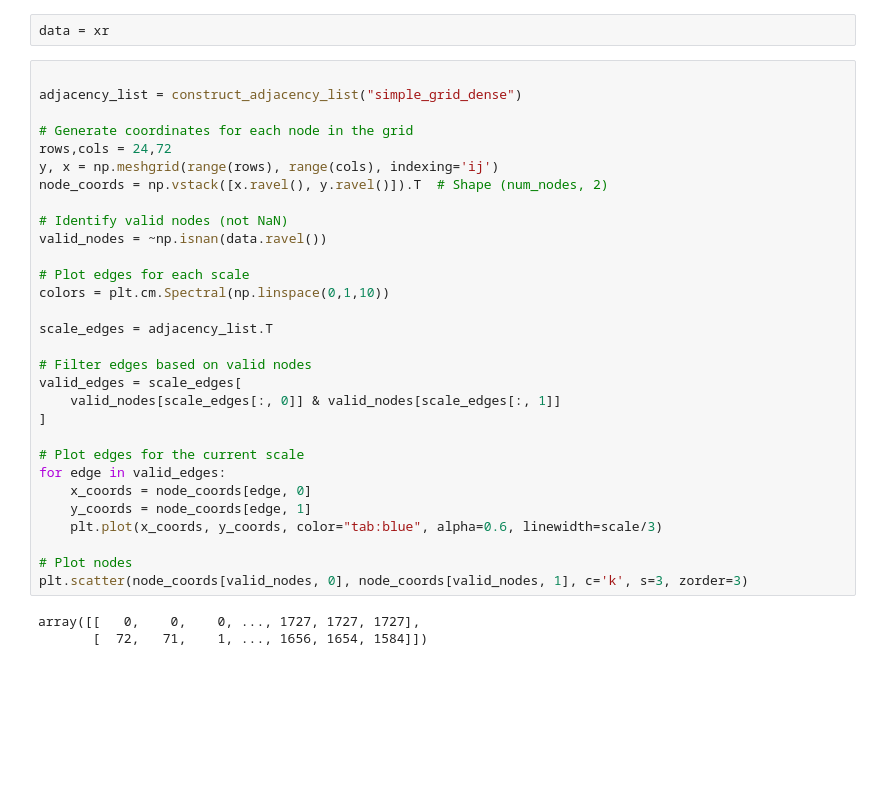
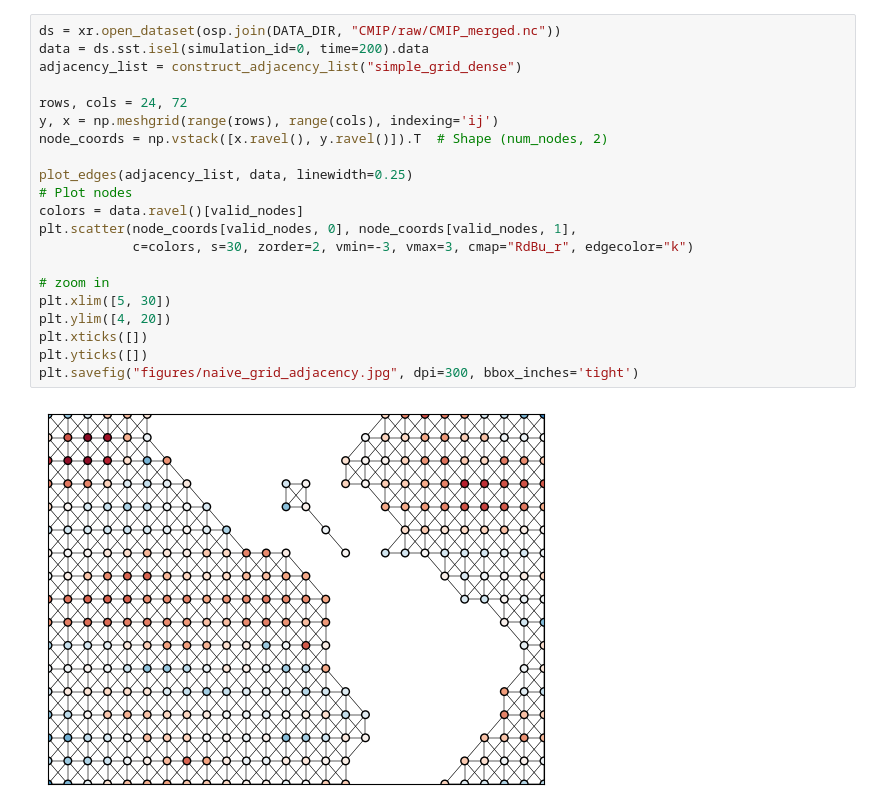
Before and after one commit to EthanZ0524/enso, a Jupyter notebook: figures.ipynb, the cells around one changed output. Drawn from its saved outputs; the diff is of its cells as text; blank space fills up the shorter version.

Commit message:
Add figures and figure-generating scripts

```diff
--- a/figures.ipynb
+++ b/figures.ipynb
@@ -89,35 +145,23 @@ def construct_adjacency_list(method):
-# %%
-data = xr
-# %%
-
-adjacency_list = construct_adjacency_list("simple_grid_dense")
-
-# Generate coordinates for each node in the grid
-rows,cols = 24,72
-y, x = np.meshgrid(range(rows), range(cols), indexing='ij')
-node_coords = np.vstack([x.ravel(), y.ravel()]).T  # Shape (num_nodes, 2)
-
-# Identify valid nodes (not NaN)
-valid_nodes = ~np.isnan(data.ravel())
-
-# Plot edges for each scale
-colors = plt.cm.Spectral(np.linspace(0,1,10))
-
-scale_edges = adjacency_list.T
-
-# Filter edges based on valid nodes
-valid_edges = scale_edges[
-    valid_nodes[scale_edges[:, 0]] & valid_nodes[scale_edges[:, 1]]
-]
-
-# Plot edges for the current scale
-for edge in valid_edges:
-    x_coords = node_coords[edge, 0]
-    y_coords = node_coords[edge, 1]
-    plt.plot(x_coords, y_coords, color="tab:blue", alpha=0.6, linewidth=scale/3)
-
-# Plot nodes
-plt.scatter(node_coords[valid_nodes, 0], node_coords[valid_nodes, 1], c='k', s=3, zorder=3)
-# %% [output]
-array([[   0,    0,    0, ..., 1727, 1727, 1727],
-       [  72,   71,    1, ..., 1656, 1654, 1584]])
+# %%
+ds = xr.open_dataset(osp.join(DATA_DIR, "CMIP/raw/CMIP_merged.nc"))
+data = ds.sst.isel(simulation_id=0, time=200).data
+adjacency_list = construct_adjacency_list("simple_grid_dense")
+
+rows, cols = 24, 72
+y, x = np.meshgrid(range(rows), range(cols), indexing='ij')
+node_coords = np.vstack([x.ravel(), y.ravel()]).T  # Shape (num_nodes, 2)
+
+plot_edges(adjacency_list, data, linewidth=0.25)
+# Plot nodes
+colors = data.ravel()[valid_nodes]
+plt.scatter(node_coords[valid_nodes, 0], node_coords[valid_nodes, 1],
+            c=colors, s=30, zorder=2, vmin=-3, vmax=3, cmap="RdBu_r", edgecolor="k")
+
+# zoom in
+plt.xlim([5, 30])
+plt.ylim([4, 20])
+plt.xticks([])
+plt.yticks([])
+plt.savefig("figures/naive_grid_adjacency.jpg", dpi=300, bbox_inches='tight')
+# %% [output]
+[figure, added]
```
Also changed, not shown: parts of 6 cells of this notebook, 6 other files.
